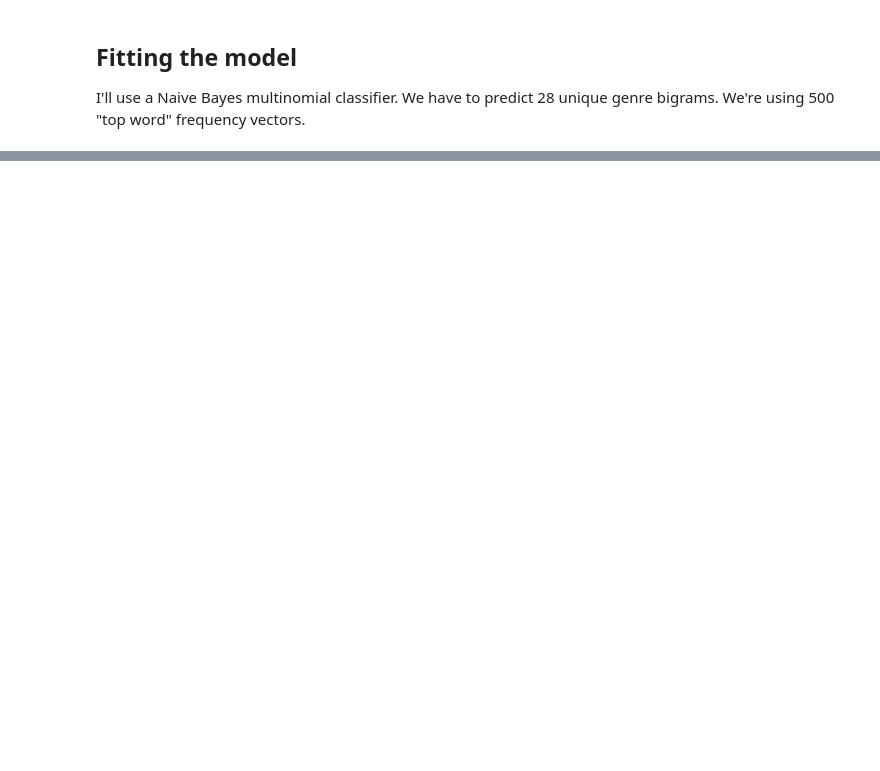
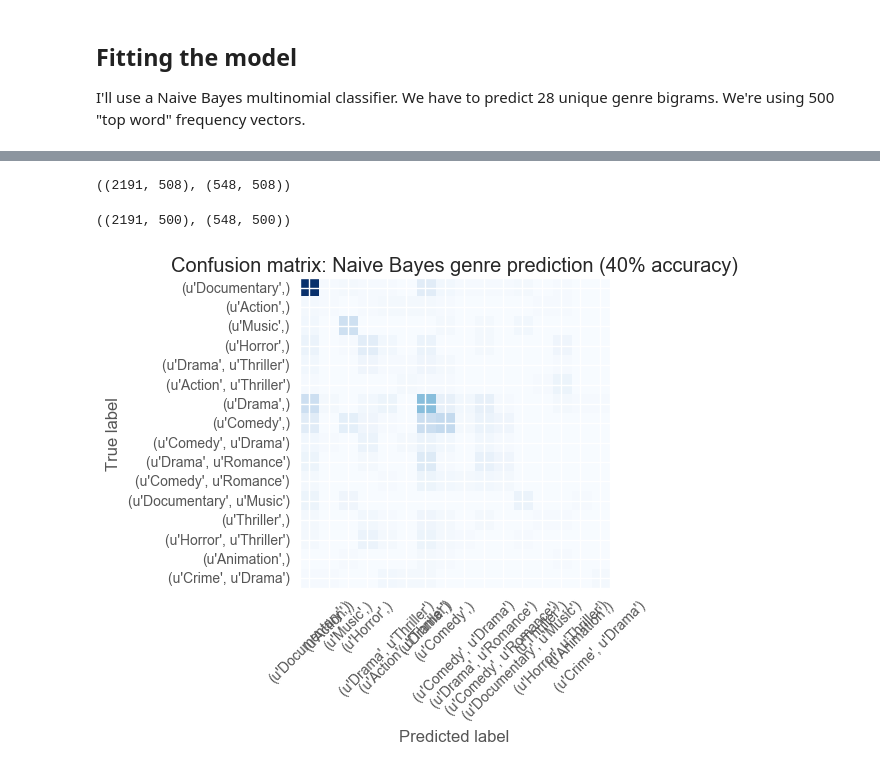
Before and after one commit to QuinnLee/cs109-project, a Jupyter notebook: notebooks/milestone_3/aa_ML3_naive_bayes.ipynb, the cells around one changed output, grey strips where cells are left out. Saved outputs shown, nothing was run; the diff lists cells and outputs as text; code cells hidden in the pictures; blank space fills up the shorter version.

```diff
--- a/notebooks/milestone_3/aa_ML3_naive_bayes.ipynb
+++ b/notebooks/milestone_3/aa_ML3_naive_bayes.ipynb
@@ -187,0 +205,30 @@ top_words[:25]
+# %%
+train = df.sample(frac = 0.8)
+test = df.drop(train.index)
+train.shape, test.shape
+# %% [output]
+((2191, 508), (548, 508))
+# %%
+X_train = train[train.columns[-N:]]
+X_test = test[test.columns[-N:]]
+y_train = train['popular_bigram'].apply(lambda x: str(x))
+y_test = test['popular_bigram'].apply(lambda x: str(x))
+X_train.shape, X_test.shape
+# %% [output]
+((2191, 500), (548, 500))
+# %%
+fitted = clf.fit(X_train, y_train)
+y_pred = clf.predict(X_test)
+score = fitted.score(X_test, y_test)
+cm = confusion_matrix(y_test, y_pred, labels = y_test.unique())
+# %%
+plt.imshow(cm, interpolation='nearest', cmap=plt.cm.Blues)
+tick_marks = np.arange(y_test.nunique())
+plt.xticks(tick_marks, y_test.unique(), rotation=45)
+plt.yticks(tick_marks, y_test.unique())
+plt.xlabel('Predicted label')
+plt.ylabel('True label')
+plt.title('Confusion matrix: Naive Bayes genre prediction ({:.0f}% accuracy)'.format(score*100))
+plt.show()
+# %% [output]
+[figure, added]
```
Also changed, not shown: parts of 18 cells of this notebook.
